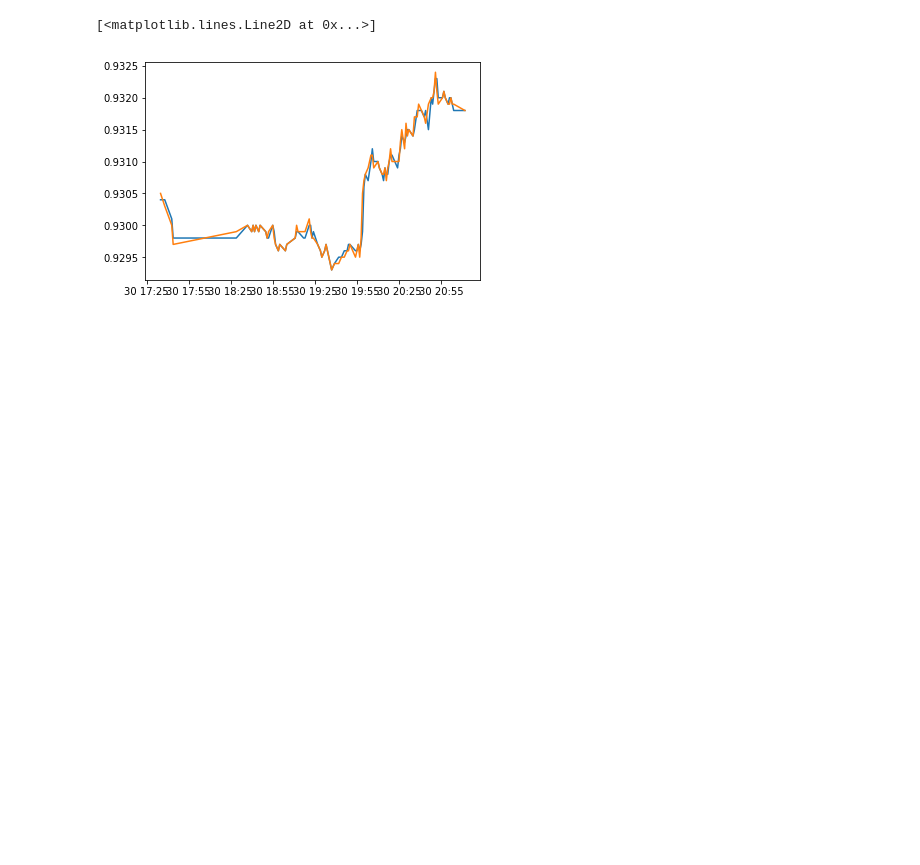
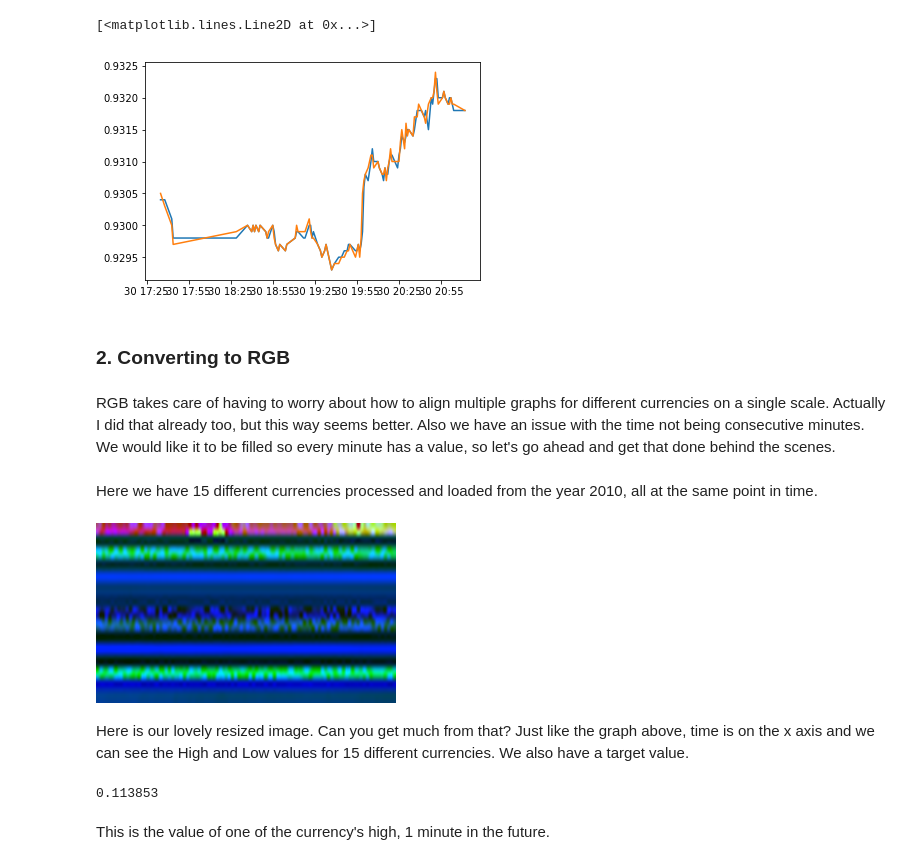
Before and after one commit to jaymefosa/ForexBoy-NN, a Jupyter notebook: Forex Exploration.ipynb, the cells around one changed output. Saved outputs shown, nothing was run; the diff lists cells and outputs as text; code cells hidden in the pictures; blank space fills up the shorter version.

```diff
--- a/Forex Exploration.ipynb
+++ b/Forex Exploration.ipynb
@@ -58,3 +58,30 @@ plt.plot(usd_eur_2000["datetimes"][:100], usd_eur_2000["close"][:100])
 # %% [output]
 [<matplotlib.lines.Line2D at 0x...>]
 [figure]
+# %% [markdown]
+### 2. Converting to RGB
+# %% [markdown]
+RGB takes care of having to worry about how to align multiple graphs for different currencies on a single scale.  Actually I did that already too, but this way seems better.  Also we have an issue with the time not being consecutive minutes.  We would like it to be filled so every minute has a value, so let's go ahead and get that done behind the scenes.
+# %%
+from forex_reader import *
+
+files, datasets = loadFilledFiles()
+# %% [markdown]
+Here we have 15 different currencies processed and loaded from the year 2010, all at the same point in time.
+# %%
+full_2d_colors_array, target_value = getImageArray(datasets, look_ahead=1, first_index=4000)
+full_2d_colors_array = full_2d_colors_array.transpose(1,2,0)
+
+image = Image.fromarray(np.uint8(full_2d_colors_array))
+size = 300, 180
+image.resize(size, Image.ANTIALIAS)
+# %% [output]
+[figure, added]
+# %% [markdown]
+Here is our lovely resized image.  Can you get much from that?  Just like the graph above, time is on the x axis and we can see the High and Low values for 15 different currencies.   We also have a target value.
+# %%
+target_value
+# %% [output]
+0.113853
+# %% [markdown]
+This is the value of one of the currency's high, 1 minute in the future.
```
Also changed, not shown: 1 other file.
